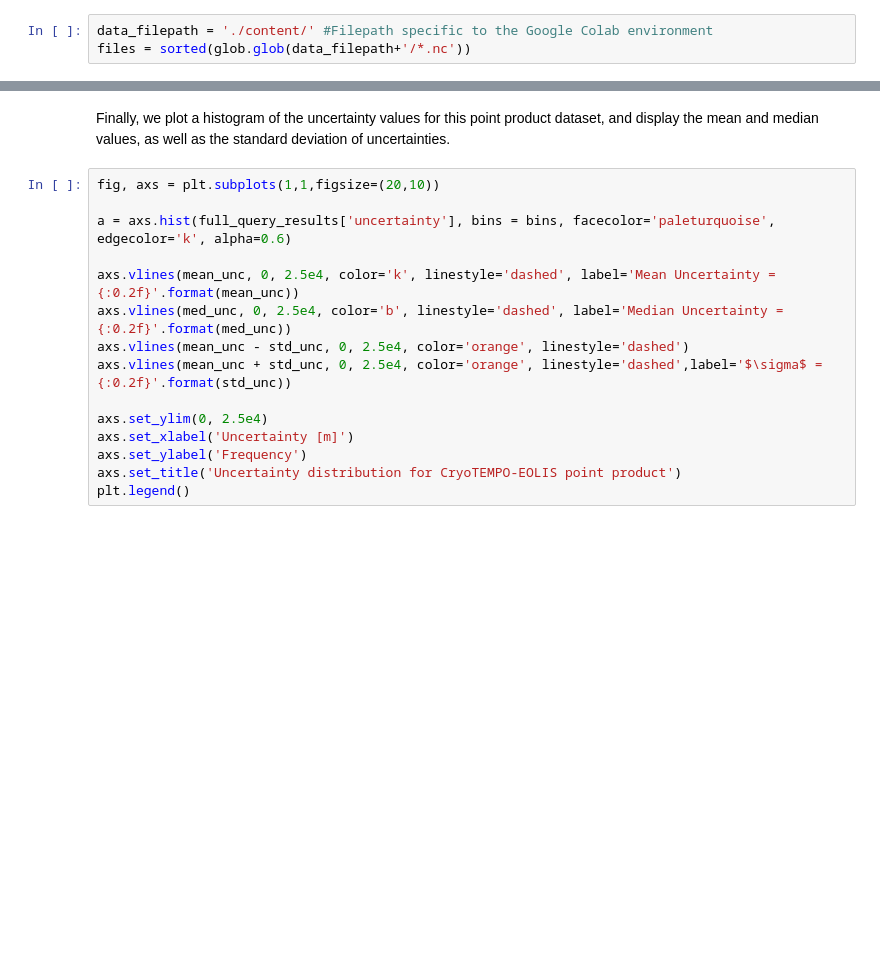
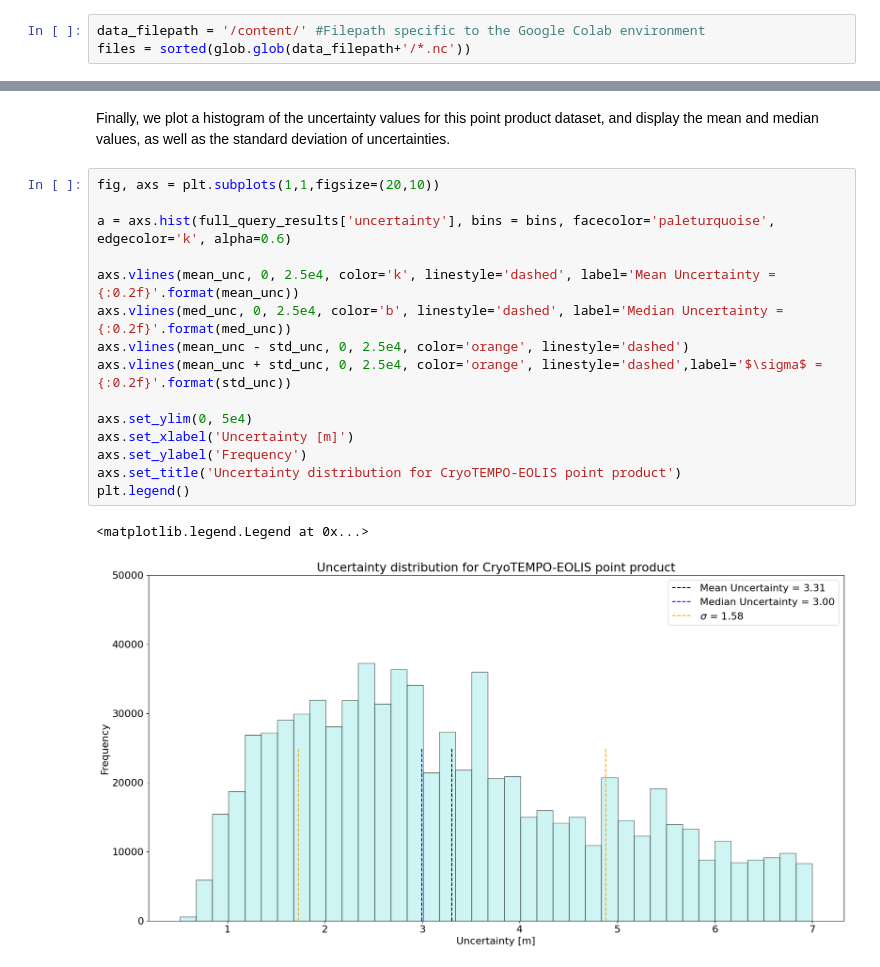
Before and after one commit to earthwave/eolis_demo_notebooks, a Jupyter notebook: cryotempo_eolis_download_plot_point_data.ipynb, the cells around one changed output, grey strips where cells are left out. Drawn from its saved outputs; the diff is of its cells as text; blank space fills up the shorter version.

```diff
--- a/cryotempo_eolis_download_plot_point_data.ipynb
+++ b/cryotempo_eolis_download_plot_point_data.ipynb
@@ -93,7 +103,7 @@ with FTP("science-pds.cryosat.esa.int") as ftp:
 # %% [markdown]
 If you have downloaded the notebook onto your local machine, you will need to edit the filepath below to point to the location of the downloaded data. We will then locate and store the names of each of the point data files. The point data is stored in *netcdf* files, which have the suffix '.nc'.
 # %%
-data_filepath = './content/' #Filepath specific to the Google Colab environment
+data_filepath = '/content/' #Filepath specific to the Google Colab environment
 files = sorted(glob.glob(data_filepath+'/*.nc'))
 # %% [markdown]
 <strong>Now that the files containing the data have been located, we will load the data that they contain into python, one file at a time.</strong>
@@ -162,15 +197,18 @@ Finally, we plot a histogram of the uncertainty values for this point product da
 # %%
 fig, axs = plt.subplots(1,1,figsize=(20,10))
 
 a = axs.hist(full_query_results['uncertainty'], bins = bins, facecolor='paleturquoise', edgecolor='k', alpha=0.6)
 
 axs.vlines(mean_unc, 0, 2.5e4, color='k', linestyle='dashed', label='Mean Uncertainty = {:0.2f}'.format(mean_unc))
 axs.vlines(med_unc, 0, 2.5e4, color='b', linestyle='dashed', label='Median Uncertainty = {:0.2f}'.format(med_unc))
 axs.vlines(mean_unc - std_unc, 0, 2.5e4, color='orange', linestyle='dashed')
 axs.vlines(mean_unc + std_unc, 0, 2.5e4, color='orange', linestyle='dashed',label='$\sigma$ = {:0.2f}'.format(std_unc))
 
-axs.set_ylim(0, 2.5e4)
+axs.set_ylim(0, 5e4)
 axs.set_xlabel('Uncertainty [m]')
 axs.set_ylabel('Frequency')
 axs.set_title('Uncertainty distribution for CryoTEMPO-EOLIS point product')
 plt.legend()
+# %% [output]
+<matplotlib.legend.Legend at 0x...>
+[figure, added]
```
Also changed, not shown: parts of 4 cells of this notebook.
